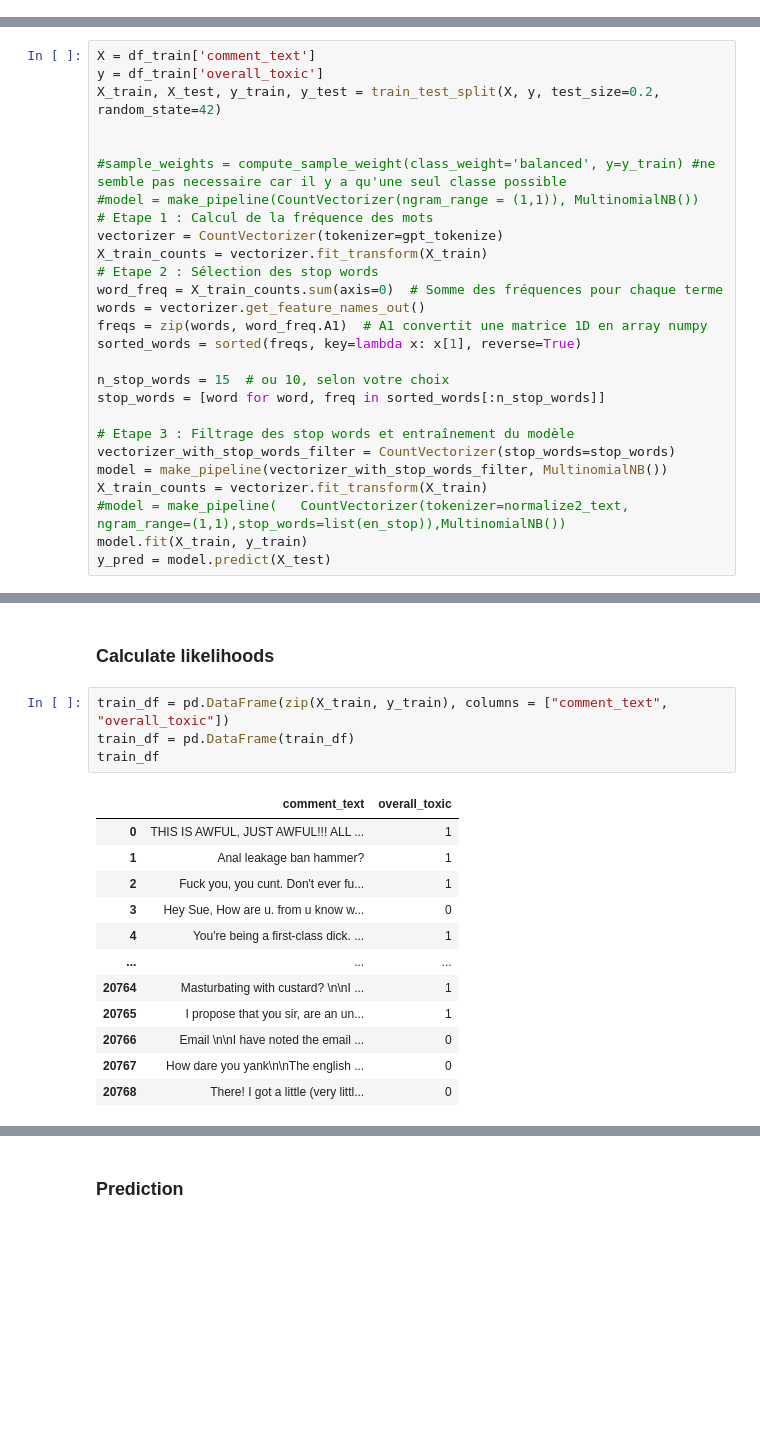
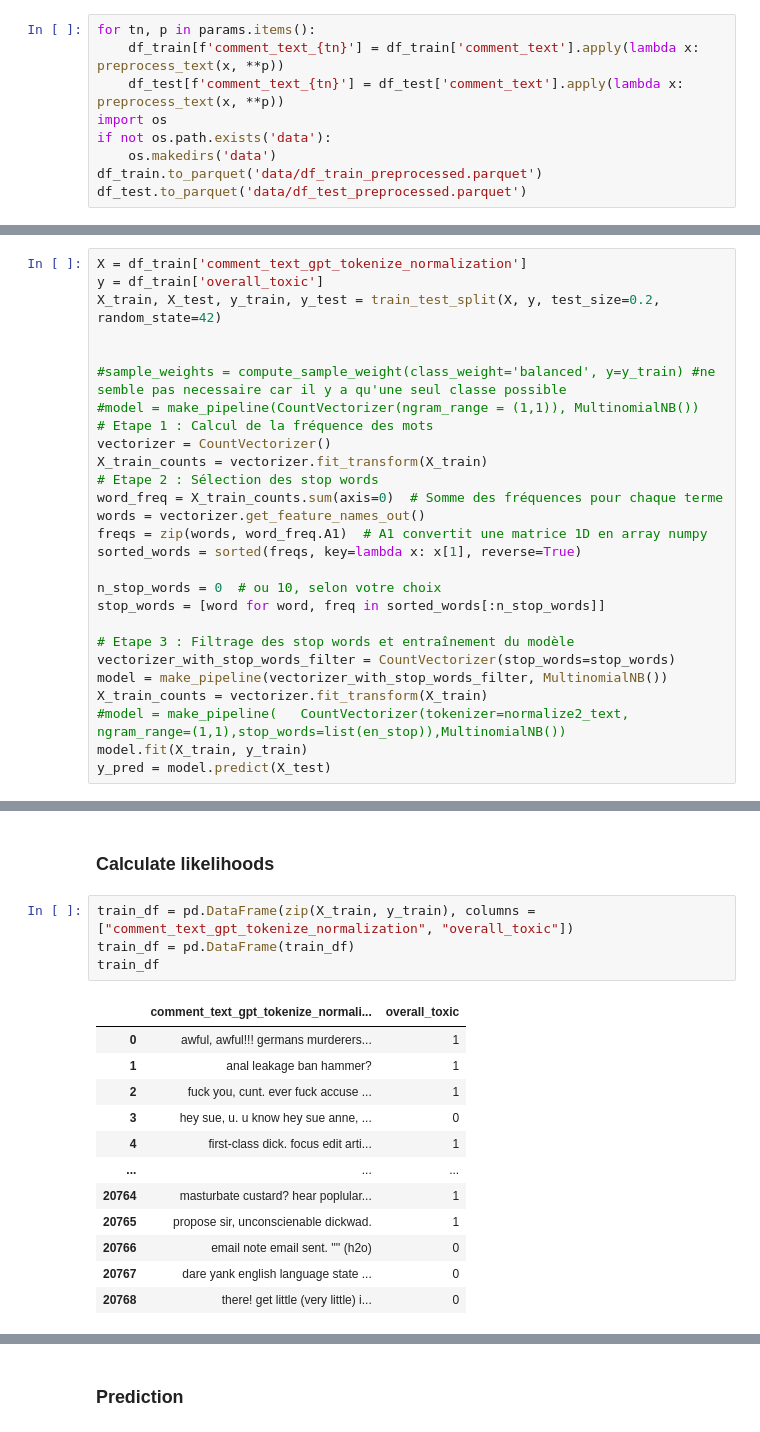
Before and after one commit to eithannak29/ToxicityBot, a Jupyter notebook: src/models/naives_bayes.ipynb, the cells around one changed output, grey strips where cells are left out. Cells and saved outputs as stored; diff of their text form; blank space fills up the shorter version.

Commit message:
naives bayésien utilisé avec le preprocessing et gpt_tokenize

```diff
--- a/src/models/naives_bayes.ipynb
+++ b/src/models/naives_bayes.ipynb
@@ -114,0 +158,9 @@ df_train.describe()
+# %%
+for tn, p in params.items():
+    df_train[f'comment_text_{tn}'] = df_train['comment_text'].apply(lambda x: preprocess_text(x, **p))
+    df_test[f'comment_text_{tn}'] = df_test['comment_text'].apply(lambda x: preprocess_text(x, **p))
+import os
+if not os.path.exists('data'):
+    os.makedirs('data')
+df_train.to_parquet('data/df_train_preprocessed.parquet')
+df_test.to_parquet('data/df_test_preprocessed.parquet')
@@ -115,5 +185,5 @@ df_train.describe()
 # %%
-X = df_train['comment_text']
+X = df_train['comment_text_gpt_tokenize_normalization']
 y = df_train['overall_toxic']
 X_train, X_test, y_train, y_test = train_test_split(X, y, test_size=0.2, random_state=42)
 
@@ -121,7 +191,7 @@ X_train, X_test, y_train, y_test = train_test_split(X, y, test_size=0.2, random_
 #sample_weights = compute_sample_weight(class_weight='balanced', y=y_train) #ne semble pas necessaire car il y a qu'une seul classe possible
 #model = make_pipeline(CountVectorizer(ngram_range = (1,1)), MultinomialNB())
 # Etape 1 : Calcul de la fréquence des mots
-vectorizer = CountVectorizer(tokenizer=gpt_tokenize)
+vectorizer = CountVectorizer()
 X_train_counts = vectorizer.fit_transform(X_train)
 # Etape 2 : Sélection des stop words
 word_freq = X_train_counts.sum(axis=0)  # Somme des fréquences pour chaque terme
@@ -129,7 +199,7 @@ words = vectorizer.get_feature_names_out()
 freqs = zip(words, word_freq.A1)  # A1 convertit une matrice 1D en array numpy
 sorted_words = sorted(freqs, key=lambda x: x[1], reverse=True)
 
-n_stop_words = 15  # ou 10, selon votre choix
+n_stop_words = 0  # ou 10, selon votre choix
 stop_words = [word for word, freq in sorted_words[:n_stop_words]]
 
 # Etape 3 : Filtrage des stop words et entraînement du modèle
@@ -223,22 +308,22 @@ print(classes)
 # %% [markdown]
 ### Calculate likelihoods
 # %%
-train_df = pd.DataFrame(zip(X_train, y_train), columns = ["comment_text", "overall_toxic"])
+train_df = pd.DataFrame(zip(X_train, y_train), columns = ["comment_text_gpt_tokenize_normalization", "overall_toxic"])
 train_df = pd.DataFrame(train_df)
 train_df
 # %% [output]
-|  | comment_text | overall_toxic |
-| 0 | THIS IS AWFUL, JUST AWFUL!!! ALL ... | 1 |
-| 1 | Anal leakage ban hammer? | 1 |
-| 2 | Fuck you, you cunt. Don't ever fu... | 1 |
-| 3 | Hey Sue, How are u. from u know w... | 0 |
-| 4 | You're being a first-class dick. ... | 1 |
+|  | comment_text_gpt_tokenize_normali... | overall_toxic |
+| 0 | awful, awful!!! germans murderers... | 1 |
+| 1 | anal leakage ban hammer? | 1 |
+| 2 | fuck you, cunt. ever fuck accuse ... | 1 |
+| 3 | hey sue, u. u know hey sue anne, ... | 0 |
+| 4 | first-class dick. focus edit arti... | 1 |
 | ... | ... | ... |
-| 20764 | Masturbating with custard? \n\nI ... | 1 |
-| 20765 | I propose that you sir, are an un... | 1 |
-| 20766 | Email \n\nI have noted the email ... | 0 |
-| 20767 | How dare you yank\n\nThe english ... | 0 |
-| 20768 | There! I got a little (very littl... | 0 |
+| 20764 | masturbate custard? hear poplular... | 1 |
+| 20765 | propose sir, unconscienable dickwad. | 1 |
+| 20766 | email note email sent. '''' (h2o) | 0 |
+| 20767 | dare yank english language state ... | 0 |
+| 20768 | there! get little (very little) i... | 0 |
 20769 rows × 2 columns
 # %%
 mega_dict = dict()
```
Also changed, not shown: parts of 17 cells of this notebook.
